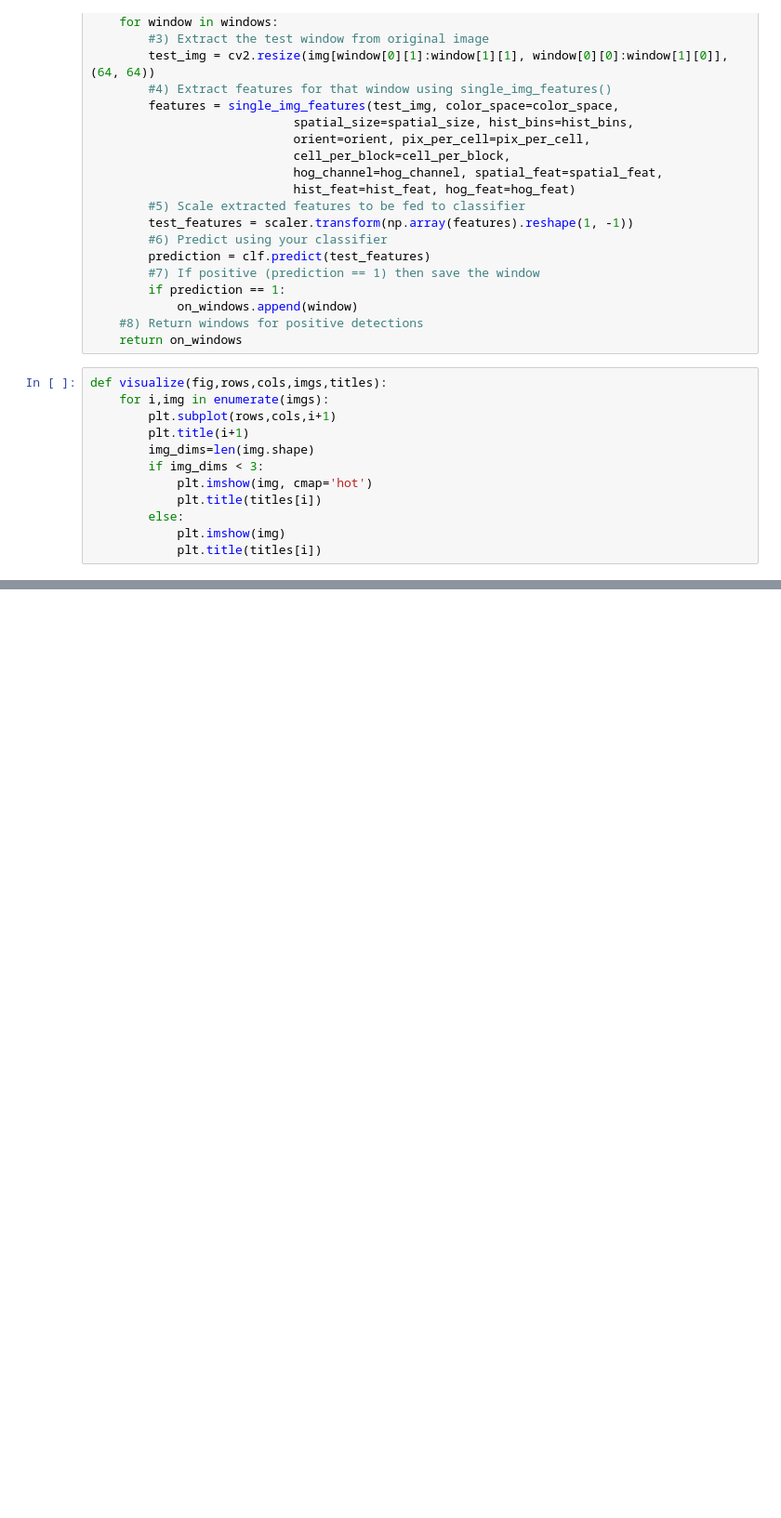
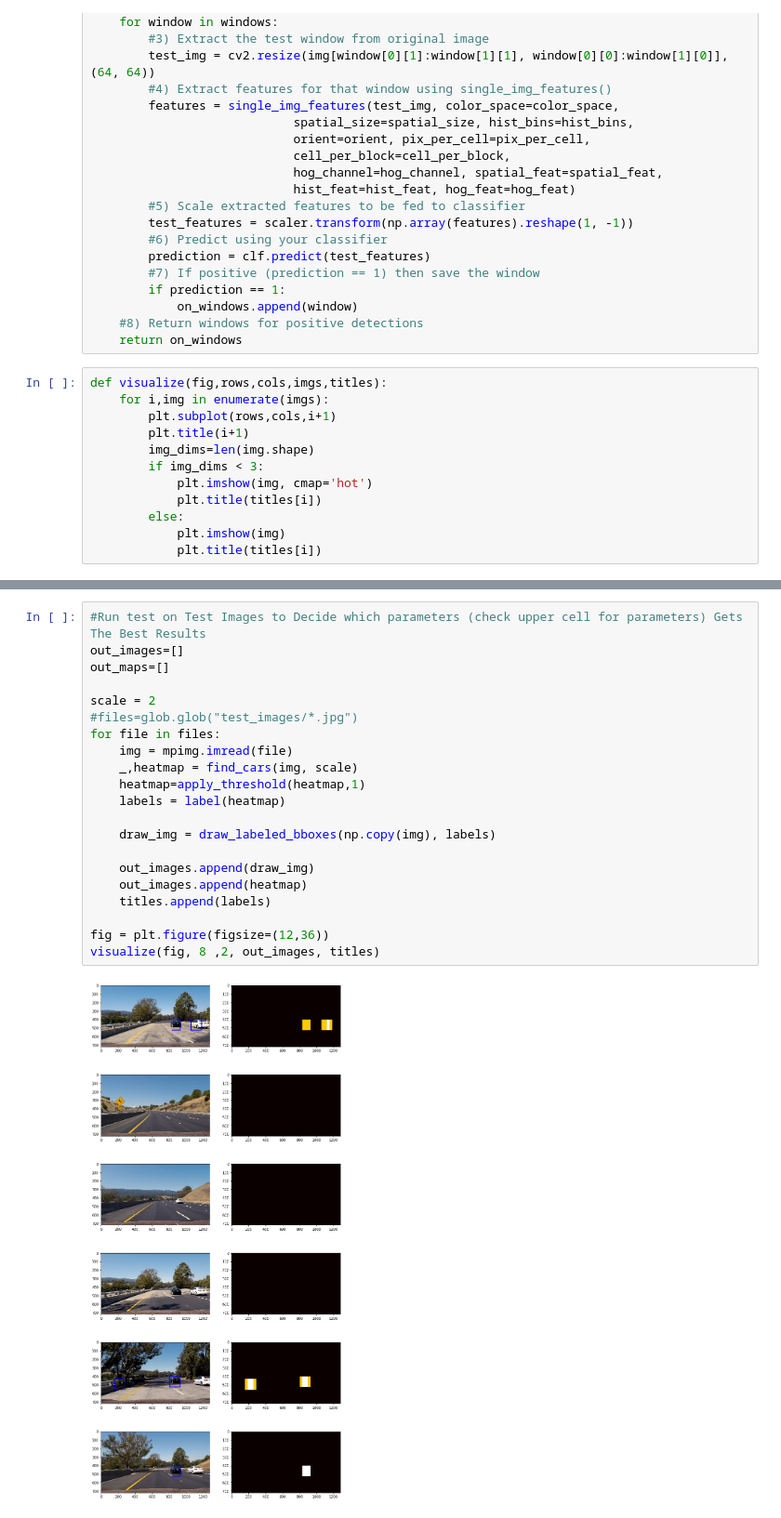
Before and after one commit to berktepebag/carnd-term1-project5-vehicle-detection-and-tracking, a Jupyter notebook: carnd-term1-project5-vehicle-detection-and-tracking.ipynb, the cells around one changed output, grey strips where cells are left out. Shown at 93% size. Cells and saved outputs as stored; diff of their text form; blank space fills up the shorter version.

```diff
--- a/carnd-term1-project5-vehicle-detection-and-tracking.ipynb
+++ b/carnd-term1-project5-vehicle-detection-and-tracking.ipynb
@@ -456,0 +614,23 @@ C:\ProgramData\Anaconda3\envs\carnd-term1\lib\site-packages\skimage\feature\_hog
+# %%
+#Run test on Test Images to Decide which parameters (check upper cell for parameters) Gets The Best Results
+out_images=[]
+out_maps=[]
+
+scale = 2
+#files=glob.glob("test_images/*.jpg")
+for file in files:
+    img = mpimg.imread(file)
+    _,heatmap = find_cars(img, scale)
+    heatmap=apply_threshold(heatmap,1)
+    labels = label(heatmap)
+
+    draw_img = draw_labeled_bboxes(np.copy(img), labels)
+
+    out_images.append(draw_img)
+    out_images.append(heatmap)
+    titles.append(labels)
+
+fig = plt.figure(figsize=(12,36))
+visualize(fig, 8 ,2, out_images, titles)
+# %% [output]
+[figure, added]
```
Also changed, not shown: parts of 10 cells of this notebook.
